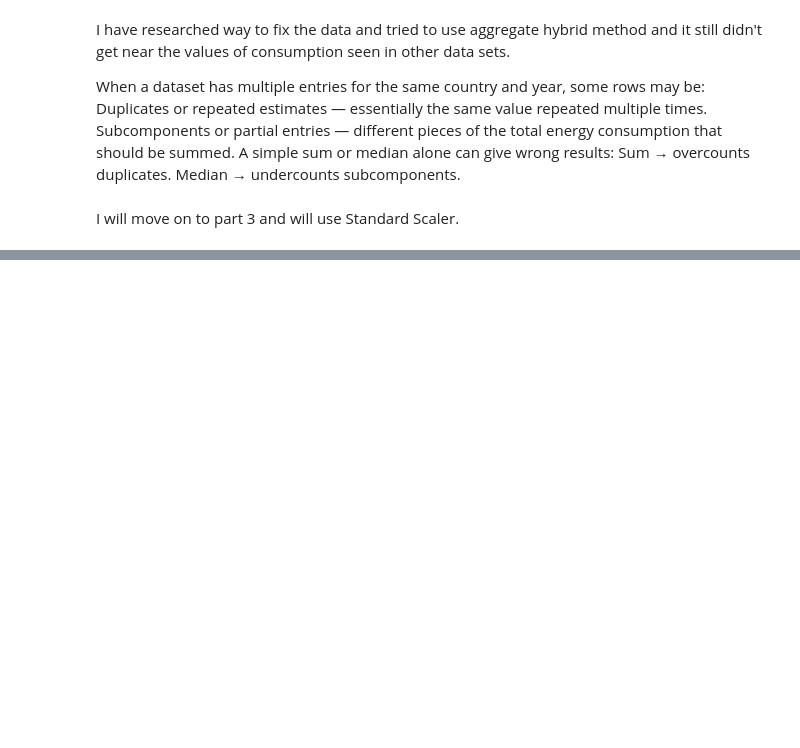
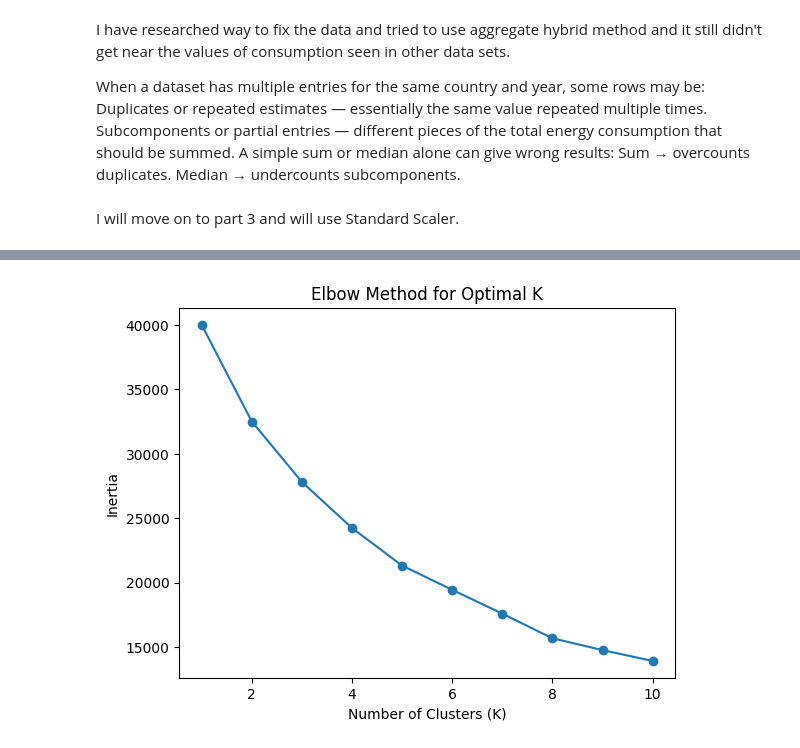
Before and after one commit to RudyAlhaddad7/global-energy-consumption-analysis, a Jupyter notebook: notebook/eda.ipynb, the cells around one changed output, grey strips where cells are left out. Drawn from its saved outputs; the diff is of its cells as text; code cells hidden in the pictures; blank space fills up the shorter version.

```diff
--- a/notebook/eda.ipynb
+++ b/notebook/eda.ipynb
@@ -348,0 +371,12 @@ print(df[df['Country'] == 'Australia'])
+# %%
+
+# Prepare features and target for regression
+SSD = df.copy()
+agg_df = SSD.groupby(['Country', 'Year'], as_index=False).mean()
+features = ['Total Energy Consumption (TWh)', 'Renewable Energy Share (%)', 'Fossil Fuel Dependency (%)']
+
+agg_df['Total Energy Consumption (TWh)'] = scaler.fit_transform(agg_df[['Total Energy Consumption (TWh)']])
+X = agg_df[features]
+y = agg_df['Carbon Emissions (Million Tons)']
+print(X)
+print(y)
@@ -348,0 +528,31 @@ print(df[df['Country'] == 'Australia'])
+# %%
+# 1. Grouping clusters based on features
+features = ['Per Capita Energy Use (kWh)', 'Renewable Energy Share (%)', 'Fossil Fuel Dependency (%)', 'Carbon Emissions (Million Tons)']
+
+Cluster_data = df.copy()
+Cluster_data = Cluster_data.dropna(subset=features)
+
+Cluster_data[features] = scaler.fit_transform(Cluster_data[features])
+display(Cluster_data.head())
+
+X_scaled = Cluster_data[features]  # Use your scaled features
+
+K_range = range(1, 11)  # 10 values
+inertias = []
+
+for k in K_range:
+    kmeans = KMeans(n_clusters=k, random_state=42)
+    kmeans.fit(X_scaled)
+    inertias.append(kmeans.inertia_)
+
+plt.plot(list(K_range), inertias, marker='o')
+plt.xlabel('Number of Clusters (K)')
+plt.ylabel('Inertia')
+plt.title('Elbow Method for Optimal K')
+plt.show()
+
+
+chosen_k = 4
+kmeans = KMeans(n_clusters=chosen_k, random_state=42)
+Cluster_data['Cluster'] = kmeans.fit_predict(Cluster_data[features])
+# %% [output]
@@ -348,0 +565 @@ print(df[df['Country'] == 'Australia'])
+[figure, added]
```
Also changed, not shown: parts of 26 cells of this notebook, 1 other file.
